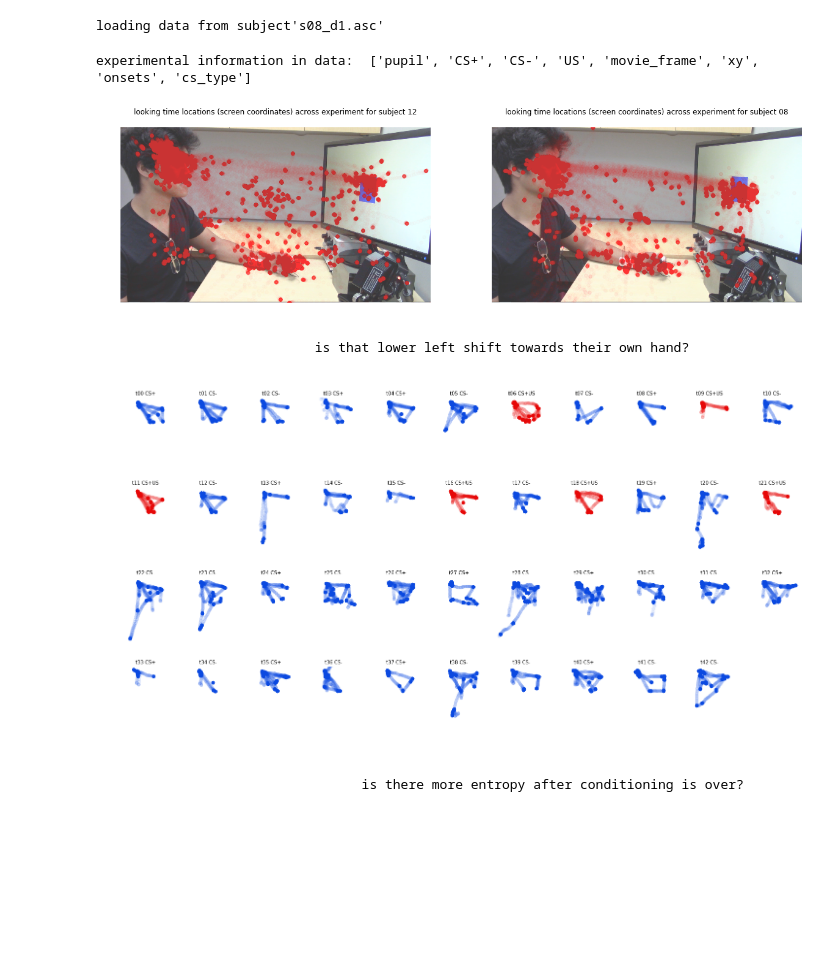
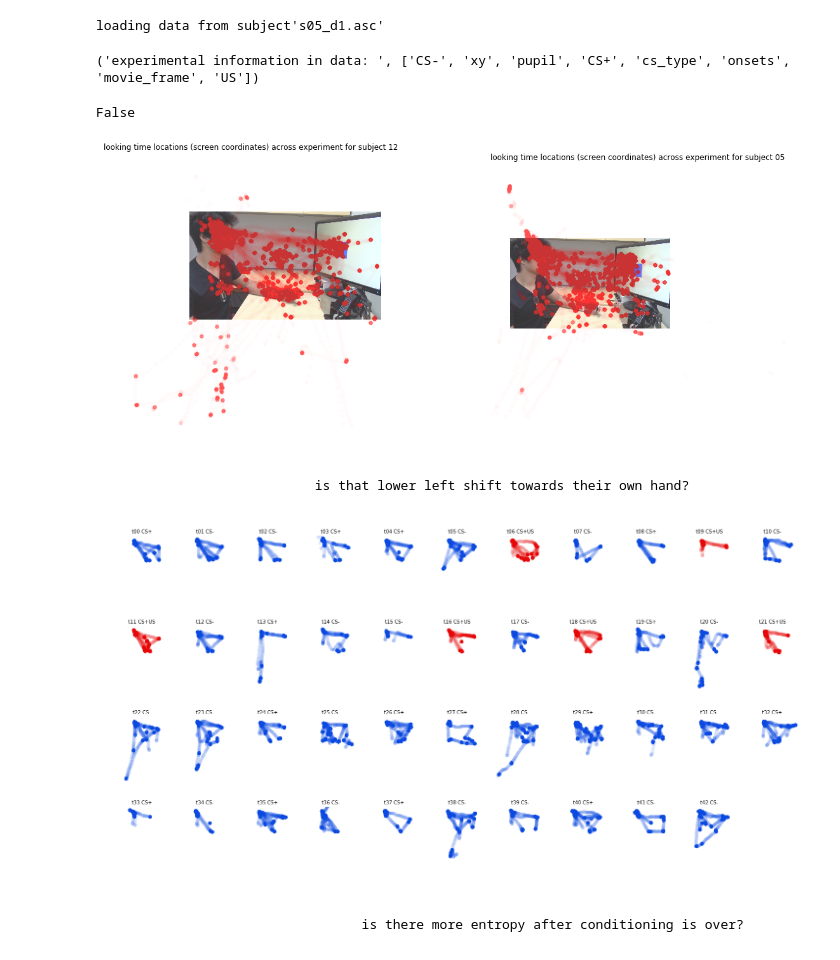
Before and after one commit to tzler/social_structure_learning, a Jupyter notebook: analysis/gaze/coordinate_functions.ipynb, the cells around one changed output. Saved outputs shown, nothing was run; the diff lists cells and outputs as text; code cells hidden in the pictures; blank space fills up the shorter version.

````diff
--- a/analysis/gaze/coordinate_functions.ipynb
+++ b/analysis/gaze/coordinate_functions.ipynb
@@ -110,12 +111,16 @@ def extract_data(subject_data):
 
     return data
 # %%
-subjects = ['12', '08']; i_subject = 1
+subjects, i_subject = ['12', '05'], 1
 subject_data = load_data(subjects[i_subject], listen=1)
 # %% [output]
-loading data from subject's08_d1.asc'
+loading data from subject's05_d1.asc'
 # %%
 data = extract_data(subject_data) ; print('experimental information in data: ', list(data.keys()))
 # %% [output]
-experimental information in data:  ['pupil', 'CS+', 'CS-', 'US', 'movie_frame', 'xy', 'onsets', 'cs_type']
+('experimental information in data: ', ['CS-', 'xy', 'pupil', 'CS+', 'cs_type', 'onsets', 'movie_frame', 'US'])
+# %%
+3809 in this
+# %% [output]
+False
 # %%
@@ -122,24 +128,29 @@ experimental information in data:  ['pupil', 'CS+', 'CS-', 'US', 'movie_frame',
 model_image = plt.imread('model_image.png')
 y_len, x_len, _ = np.shape(model_image)
 # %%
-big_picture = 0
+big_picture = 1
+
+x_scale = 1.8
+x_shift =-150
+y_scale = 1.8
+y_shift = 0
 
 plt.figure(figsize=[20,8])
 for i_subject in range(len(subjects)):
 
     plt.subplot(1,2,i_subject+1); plt.axis('off')
     plt.imshow(model_image, alpha=.8)
 
     subject_data = load_data(subjects[i_subject])
     data = extract_data(subject_data)
 
     # need to do some rescaling to format gaze data with arbitrary-size jpeg
-    plt.scatter(data['xy'][:,0]*1.9-200, data['xy'][:,1]*1.9-50,marker='o', s=30, alpha=.01, c = 'red')
+    plt.scatter(data['xy'][:,0]*x_scale+x_shift, data['xy'][:,1]*y_scale+y_shift,marker='o', s=30, alpha=.01, c = 'red')
     plt.title('looking time locations (screen coordinates) across experiment for subject %s\n'%subjects[i_subject]);
 
     if not big_picture: plt.xlim([0, x_len]), plt.ylim([y_len, 0])
 # %% [output]
-[figure, old version]
+[figure, new version]
 # %% [markdown]
 ```
                           is that lower left shift towards their own hand?
@@ -150,4 +158,7 @@ data = extract_data(subject_data)
 # %%
+subject_data = load_data('12')
+data = extract_data(subject_data)
+
 # interval info
 xy = data['xy']
 #show = np.insert(data['onsets'],0, 0)
@@ -165,14 +176,14 @@ for ii in range(len(show)-1):
 
     plt.subplot(4,11,ii+1)
     plt.xlim([-500, 2000]) ;
-    plt.ylim([-2500, 0])
+    plt.ylim([2500, 0])
     plt.axis('off')
 
-    plt.scatter(xy[show[ii]:show[ii+1],0],-xy[show[ii]:show[ii+1],1],
+    plt.scatter(xy[show[ii]:show[ii+1],0],xy[show[ii]:show[ii+1],1],
                 marker='o', s=40, alpha=.1, c = 'xkcd:%s'%set_color(data['cs_type'][ii]));
     plt.title('\nt%02d %s'%(ii, data['cs_type'][ii]), fontsize=10)
 # %% [output]
-[figure, old version]
+[figure, new version]
 # %% [markdown]
 ```
                                 is there more entropy after conditioning is over?
````
Also changed, not shown: parts of 39 cells of this notebook, 2 other files.
